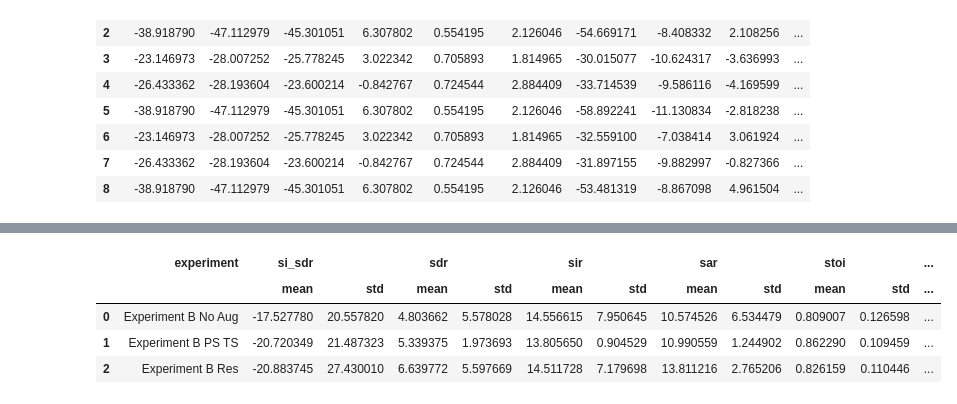
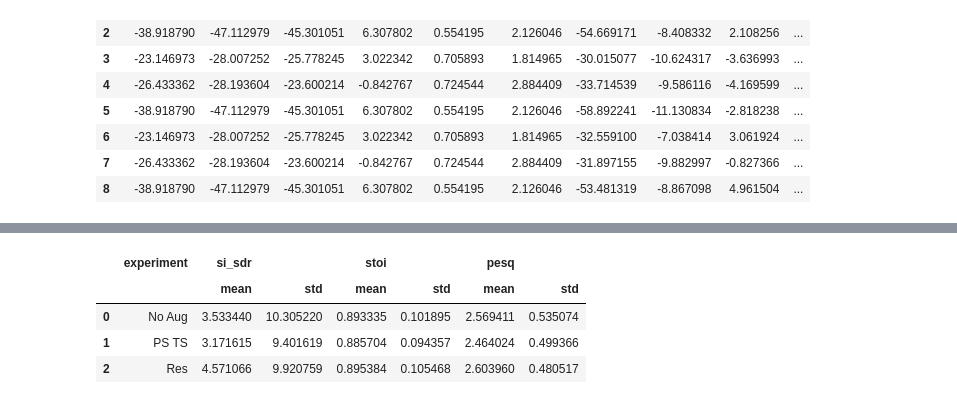
Before and after one commit to mp-smc23/demucs-v2-ps-ts, a Jupyter notebook: plot_training.ipynb, the cells around one changed output, grey strips where cells are left out. Cells and saved outputs as stored; diff of their text form; code cells hidden in the pictures.

```diff
--- a/plot_training.ipynb
+++ b/plot_training.ipynb
@@ -115,8 +114,13 @@ dfs_valid[0]
 
 # concat all dataframes
 dfs_valid = pd.concat(dfs_valid, ignore_index=True)
+
+
 dfs_valid_A = dfs_valid[dfs_valid['loss'] == 'SISDR']
+dfs_valid_A.loc[:, 'experiment'] = dfs_valid_A['experiment'].str.replace('Experiment A', '')
+
 dfs_valid_B = dfs_valid[dfs_valid['loss'] == 'PITSISDR']
+dfs_valid_B.loc[:, 'experiment'] = dfs_valid_B['experiment'].str.replace('Experiment B', '')
 
 dfs_valid_A
 # %% [output]
@@ -151,18 +152,15 @@ dfs_valid_A_agg
 # %%
 # average si_sdr, sdr, sir, sar, stoi, pesq for each experiment
 dfs_valid_B_agg = dfs_valid_B.groupby(['experiment']).agg({
     'si_sdr': ['mean', 'std'],
-    'sdr': ['mean', 'std'],
-    'sir': ['mean', 'std'],
-    'sar': ['mean', 'std'],
     'stoi': ['mean', 'std'],
     'pesq': ['mean', 'std']
 }).reset_index()
 
 dfs_valid_B_agg
 # %% [output]
-|  | experiment | si_sdr |  | sdr |  | sir |  | sar |  | stoi |  | ... |
-|  |  | mean | std | mean | std | mean | std | mean | std | mean | std | ... |
-| 0 | Experiment B No Aug | -17.527780 | 20.557820 | 4.803662 | 5.578028 | 14.556615 | 7.950645 | 10.574526 | 6.534479 | 0.809007 | 0.126598 | ... |
-| 1 | Experiment B PS TS | -20.720349 | 21.487323 | 5.339375 | 1.973693 | 13.805650 | 0.904529 | 10.990559 | 1.244902 | 0.862290 | 0.109459 | ... |
-| 2 | Experiment B Res | -20.883745 | 27.430010 | 6.639772 | 5.597669 | 14.511728 | 7.179698 | 13.811216 | 2.765206 | 0.826159 | 0.110446 | ... |
+|  | experiment | si_sdr |  | stoi |  | pesq |  |
+|  |  | mean | std | mean | std | mean | std |
+| 0 | No Aug | 3.533440 | 10.305220 | 0.893335 | 0.101895 | 2.569411 | 0.535074 |
+| 1 | PS TS | 3.171615 | 9.401619 | 0.885704 | 0.094357 | 2.464024 | 0.499366 |
+| 2 | Res | 4.571066 | 9.920759 | 0.895384 | 0.105468 | 2.603960 | 0.480517 |
```
Also changed, not shown: parts of 4 cells of this notebook, 1 other file.
